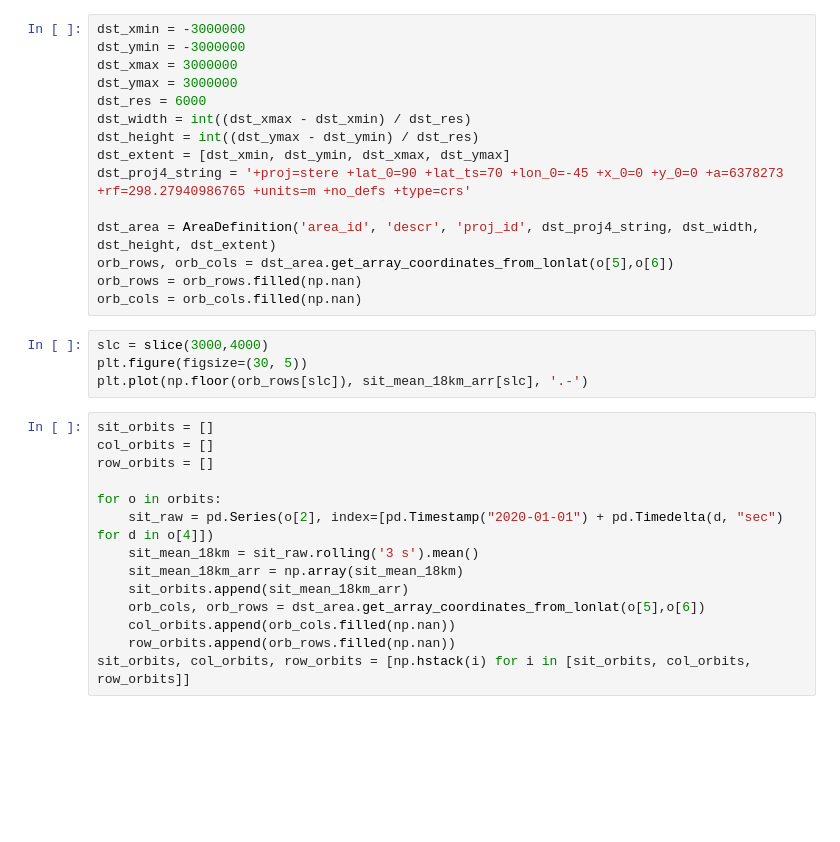
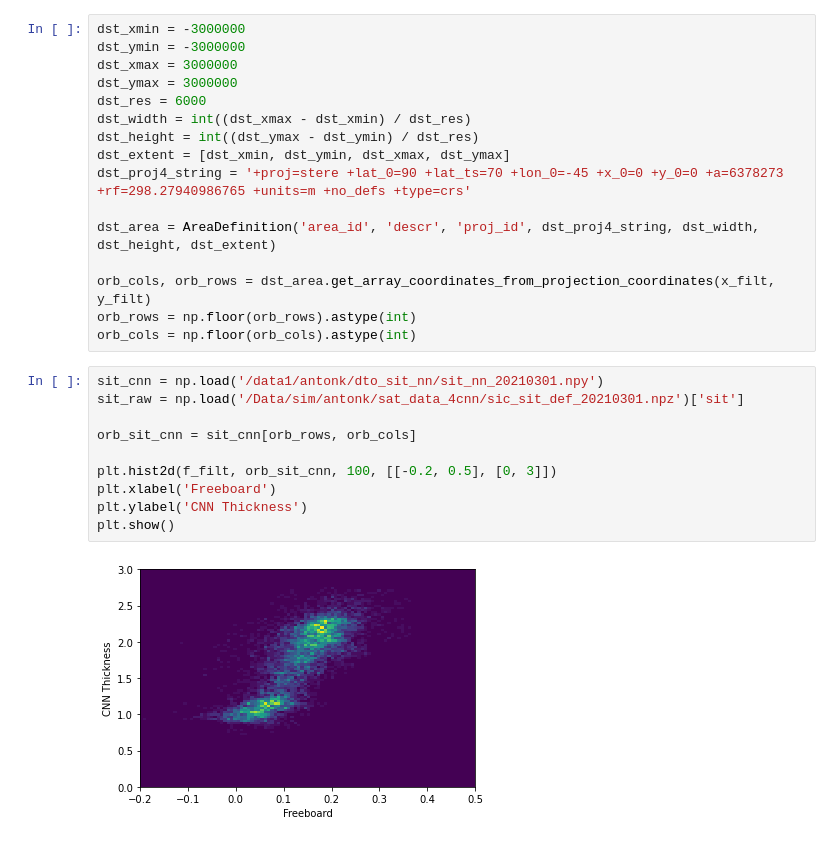
Before and after one commit to nansencenter/SID-NN, a Jupyter notebook: prepare_cryosat_data.ipynb, the cells around one changed output. Drawn from its saved outputs; the diff is of its cells as text; blank space fills up the shorter version.

```diff
--- a/prepare_cryosat_data.ipynb
+++ b/prepare_cryosat_data.ipynb
@@ -108,24 +167,19 @@ dst_extent = [dst_xmin, dst_ymin, dst_xmax, dst_ymax]
 dst_proj4_string = '+proj=stere +lat_0=90 +lat_ts=70 +lon_0=-45 +x_0=0 +y_0=0 +a=6378273 +rf=298.27940986765 +units=m +no_defs +type=crs'
 
 dst_area = AreaDefinition('area_id', 'descr', 'proj_id', dst_proj4_string, dst_width, dst_height, dst_extent)
-orb_rows, orb_cols = dst_area.get_array_coordinates_from_lonlat(o[5],o[6])
-orb_rows = orb_rows.filled(np.nan)
-orb_cols = orb_cols.filled(np.nan)
+
+orb_cols, orb_rows = dst_area.get_array_coordinates_from_projection_coordinates(x_filt, y_filt)
+orb_rows = np.floor(orb_rows).astype(int)
+orb_cols = np.floor(orb_cols).astype(int)
-# %%
-slc = slice(3000,4000)
-plt.figure(figsize=(30, 5))
-plt.plot(np.floor(orb_rows[slc]), sit_mean_18km_arr[slc], '.-')
-# %%
-sit_orbits = []
-col_orbits = []
-row_orbits = []
-
-for o in orbits:
-    sit_raw = pd.Series(o[2], index=[pd.Timestamp("2020-01-01") + pd.Timedelta(d, "sec") for d in o[4]])
-    sit_mean_18km = sit_raw.rolling('3 s').mean()
-    sit_mean_18km_arr = np.array(sit_mean_18km)
-    sit_orbits.append(sit_mean_18km_arr)
-    orb_cols, orb_rows = dst_area.get_array_coordinates_from_lonlat(o[5],o[6])
-    col_orbits.append(orb_cols.filled(np.nan))
-    row_orbits.append(orb_rows.filled(np.nan))
-sit_orbits, col_orbits, row_orbits = [np.hstack(i) for i in [sit_orbits, col_orbits, row_orbits]]
+# %%
+sit_cnn = np.load('/data1/antonk/dto_sit_nn/sit_nn_20210301.npy')
+sit_raw = np.load('/Data/sim/antonk/sat_data_4cnn/sic_sit_def_20210301.npz')['sit']
+
+orb_sit_cnn = sit_cnn[orb_rows, orb_cols]
+
+plt.hist2d(f_filt, orb_sit_cnn, 100, [[-0.2, 0.5], [0, 3]])
+plt.xlabel('Freeboard')
+plt.ylabel('CNN Thickness')
+plt.show()
+# %% [output]
+[figure, added]
```
Also changed, not shown: parts of 17 cells of this notebook, 3 other files.
